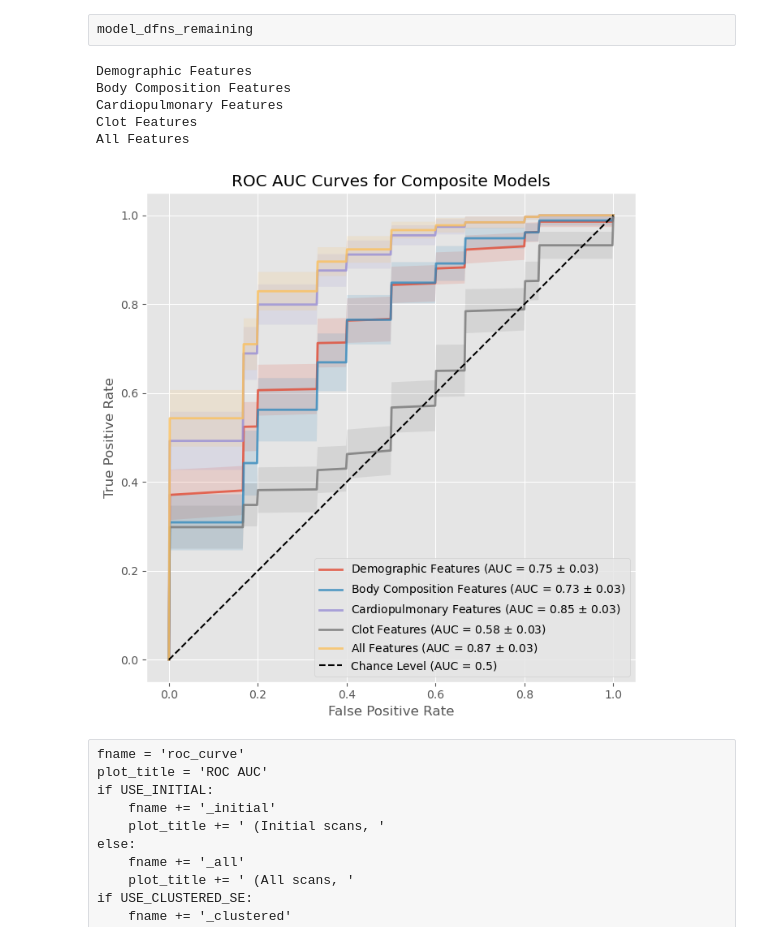
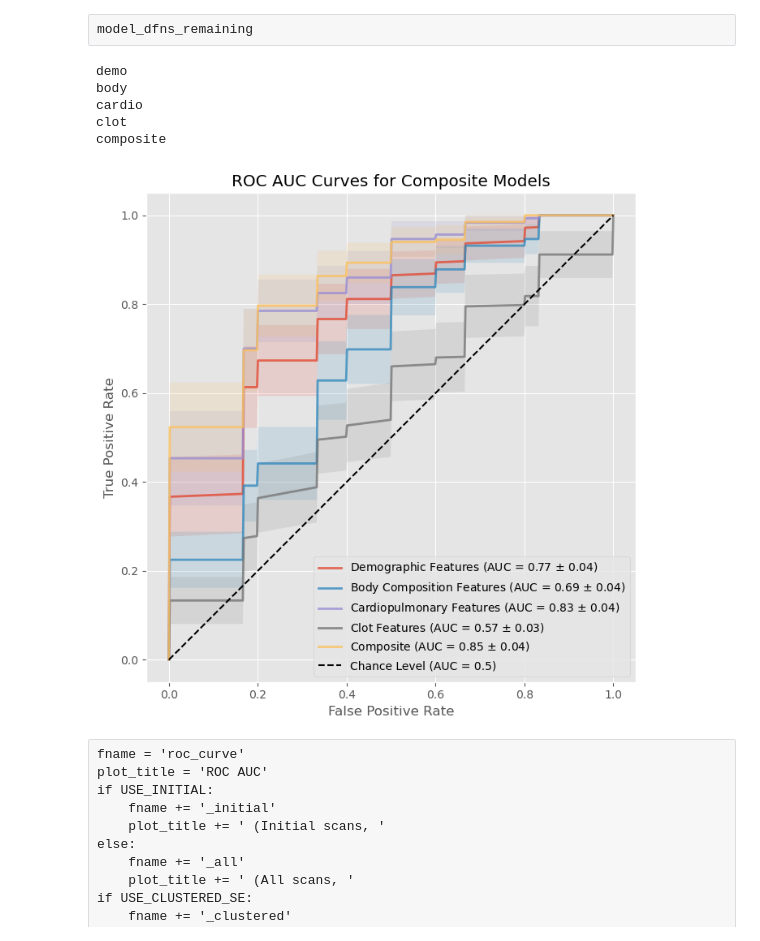
Before and after one commit to qaust/iCPET, a Jupyter notebook: src/logit.ipynb, the cells around one changed output. Drawn from its saved outputs; the diff is of its cells as text; code cells hidden in the pictures.

```diff
--- a/src/logit.ipynb
+++ b/src/logit.ipynb
@@ -49,7 +49,7 @@ from regression import reg
 SEED = 123
 TEST_SIZE = 0.25
 CV_FOLDS = 5
-CUSTOM_CV = RepeatedStratifiedKFold(n_splits=CV_FOLDS, n_repeats=20, random_state=SEED)
+CUSTOM_CV = RepeatedStratifiedKFold(n_splits=CV_FOLDS, n_repeats=10, random_state=SEED)
 
 HEATMAP_COLORS = sns.diverging_palette(h_neg=359, h_pos=250, as_cmap=True)
 plt.style.use('ggplot')
@@ -391,0 +404,21 @@ multivariable_results
+# %%
+y_temp = y.copy()
+
+feats = ['a_diameter', 'heart_volume', 'airway_ratio', 'superior_left']
+model_dfns_remaining['composite'] = feats
+
+# Fit model with selected features
+X_selected = X.loc[:, feats]
+
+model_sm, model_sk = fit_model(X_selected, y_temp)
+
+# Store results
+temp_results = combine_model_results(model_sm, model_sk, X_selected, y_temp)
+temp_results['category'] = 'composite_custom'
+
+multivariable_results = pd.concat(
+        [multivariable_results, temp_results],
+        axis=0
+    )
+
+multivariable_results
@@ -578,14 +639,28 @@ plt.savefig('../figures/roc_curves.png')
 # %% [raw]
 model_dfns_remaining
 # %%
-model_names = ['Demographic Features', 'Body Composition Features', 'Cardiopulmonary Features', 'Clot Features', 'All Features']
+model_names = [
+    'Demographic Features',
+    'Body Composition Features',
+    'Cardiopulmonary Features',
+    'Clot Features',
+    'Composite'
+]
+model_dfn_names = [
+    'demo',
+    'body',
+    'cardio',
+    'clot',
+    'composite',
+]
+
 
 fig, axs = plt.subplots(figsize=(7, 7))
 
-for i, model_name in enumerate(model_names):
+for i, model_name in enumerate(model_dfn_names):
     print(model_name)
 
-    feat = model_dfns_remaining[i]
+    feat = model_dfns_remaining[model_name]
     X_temp = X[feat].reset_index(drop=True)
     y_temp = y.copy().reset_index(drop=True)
 
@@ -626,46 +701,46 @@ for i, model_name in enumerate(model_names):
     axs.plot(
         mean_fpr,
         mean_tpr,
-        label=f"{model_name} (AUC = {mean_auc:.2f} $\pm$ {n_std_error * std_error_auc:.2f})",
+        label=f"{model_names[i]} (AUC = {mean_auc:.2f} $\pm$ {n_std_error * std_error_auc:.2f})",
         lw=2,
         alpha=0.8,
     )
 
     std_error_tpr = np.std(tprs, axis=0) / np.sqrt(len(tprs))
 
     tprs_upper = np.minimum(mean_tpr + n_std_error * std_error_tpr, 1)
     tprs_lower = np.maximum(mean_tpr - n_std_error * std_error_tpr, 0)
     axs.fill_between(
         mean_fpr,
         tprs_lower,
         tprs_upper,
         alpha=0.15,
         # label=f"$\pm$ {n_std_error:.2f} SE",
     )
 
 axs.set(
     xlim=[-0.05, 1.05],
     ylim=[-0.05, 1.05],
     xlabel="False Positive Rate",
     ylabel="True Positive Rate",
     title='ROC AUC Curves for Composite Models',
 )
 
 axs.plot([0, 1], [0, 1], "k--", label="Chance Level (AUC = 0.5)")
 
 axs.axis("square")
 axs.legend(loc="lower right", fontsize=10)
 
 plt.tight_layout()
 
 plt.savefig('../figures/roc_curves_2.png')
 # %% [output]
-Demographic Features
-Body Composition Features
-Cardiopulmonary Features
-Clot Features
-All Features
+demo
+body
+cardio
+clot
+composite
-[figure, old version]
+[figure, new version]
 # %% [raw]
 fname = 'roc_curve'
 plot_title = 'ROC AUC'
```
Also changed, not shown: parts of 13 cells of this notebook, 4 other files.
